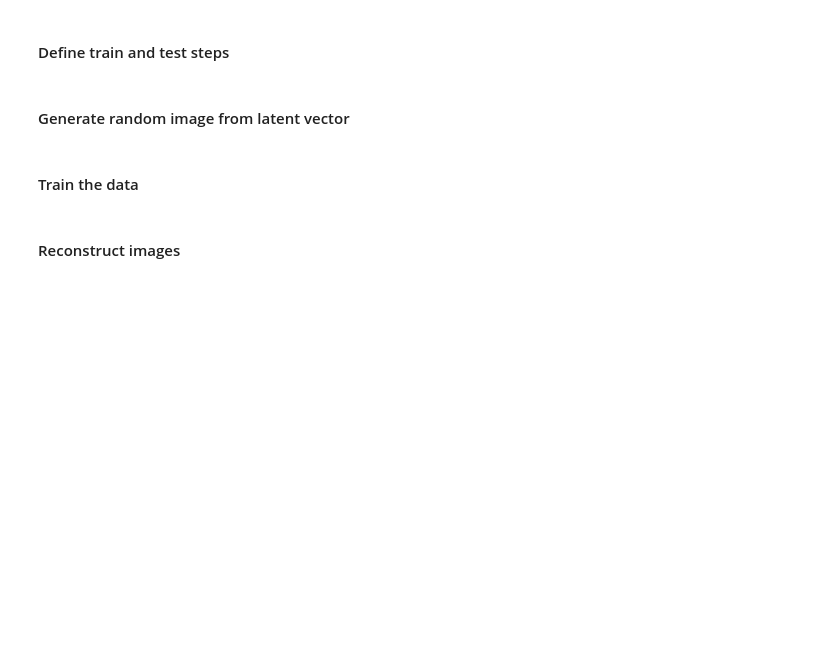
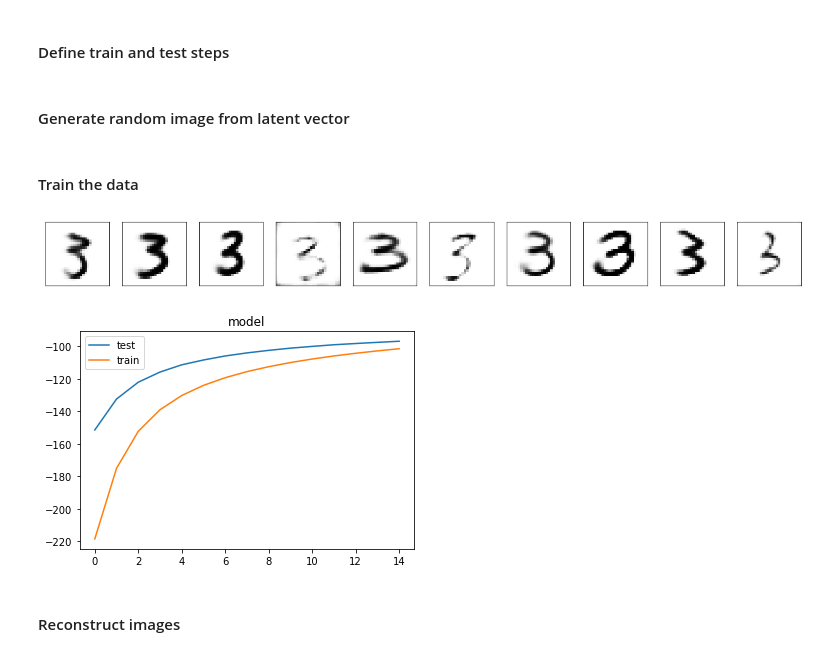
Before and after one commit to lorenzosintini/4YP, a Jupyter notebook: CVAE_MNIST_Numbers.ipynb, the cells around one changed output. Cells and saved outputs as stored; diff of their text form; code cells hidden in the pictures; blank space fills up the shorter version.

```diff
--- a/CVAE_MNIST_Numbers.ipynb
+++ b/CVAE_MNIST_Numbers.ipynb
@@ -22,18 +25,0 @@ from IPython.display import clear_output
-# %%
-mnist = tf.keras.datasets.mnist
-(x_train, y_train), (x_test, y_test) = mnist.load_data()
-
-def pick_class(x_train, y_train, class_n):
-  pics = (y_train == class_n[0])
-  for i in range(len(class_n)-1):
-    pics = pics + (y_train == class_n[i+1])
-  new_x_train=x_train[pics]
-  new_y_train=y_train[pics]
-  return new_x_train, new_y_train
-
-classes_to_train = [1,3]
-x_train, y_train = pick_class(x_train, y_train, classes_to_train)
-
-data_input = -1
-x_train = x_train[0:data_input]
-y_train = y_train[0:data_input]
@@ -118,7 +119,7 @@ class CVAE(tf.keras.Model):
                           tf.keras.layers.Conv2DTranspose(32, (3,3), activation='relu'),
                           tf.keras.layers.Conv2DTranspose(1, (3,3)),
                           ])
-    @tf.function
+
     def encode(self, x):
         encoder_nn_output = self.encoder_nn(x)
         z_mean, z_logvar = tf.split(encoder_nn_output, num_or_size_splits=2, axis=1)
@@ -129,13 +130,8 @@ class CVAE(tf.keras.Model):
         z_sampled = epsilon * tf.exp(z_logvar * 0.5) + z_mean
         return z_sampled
 
-    @tf.function
+
     def decode(self, z):
         pixel_output = self.decoder_nn(z)
         pixel_prob = tf.math.sigmoid(pixel_output)
         return pixel_prob
-
-z_size = 10
-model = CVAE(z_size)
-model.encoder_nn.summary()
-model.decoder_nn.summary()
@@ -246,3 +219,23 @@ plt.plot(test_ELBO)
+# %%
+x_train_0, y_train_0, x_test_0, y_test_0, train_dataset_0, test_dataset_0 = setup_dataset(x_train, y_train, x_test, y_test, chosen_classes=[0])
+x_train_1, y_train_1, x_test_1, y_test_1, train_dataset_1, test_dataset_1 = setup_dataset(x_train, y_train, x_test, y_test, chosen_classes=[1])
+x_train_2, y_train_2, x_test_2, y_test_2, train_dataset_2, test_dataset_2 = setup_dataset(x_train, y_train, x_test, y_test, chosen_classes=[2])
+x_train_3, y_train_3, x_test_3, y_test_3, train_dataset_3, test_dataset_3 = setup_dataset(x_train, y_train, x_test, y_test, chosen_classes=[3])
+
+z_size = 10
+model_0 = CVAE(z_size)
+model_1 = CVAE(z_size)
+model_2 = CVAE(z_size)
+model_3 = CVAE(z_size)
+
+
+#train_test_dataset(model_0, train_dataset_0, test_dataset_0, 15, generate=True)
+train_test_dataset(model_1, train_dataset_1, test_dataset_1, 15, generate=True)
+train_test_dataset(model_2, train_dataset_2, test_dataset_2, 15, generate=True)
+train_test_dataset(model_3, train_dataset_3, test_dataset_3, 15, generate=True)
+# %% [output]
+[figure, added]
+[figure, added]
 # %% [markdown]
 #### Reconstruct images
 # %%
```
Also changed, not shown: parts of 20 cells of this notebook.
